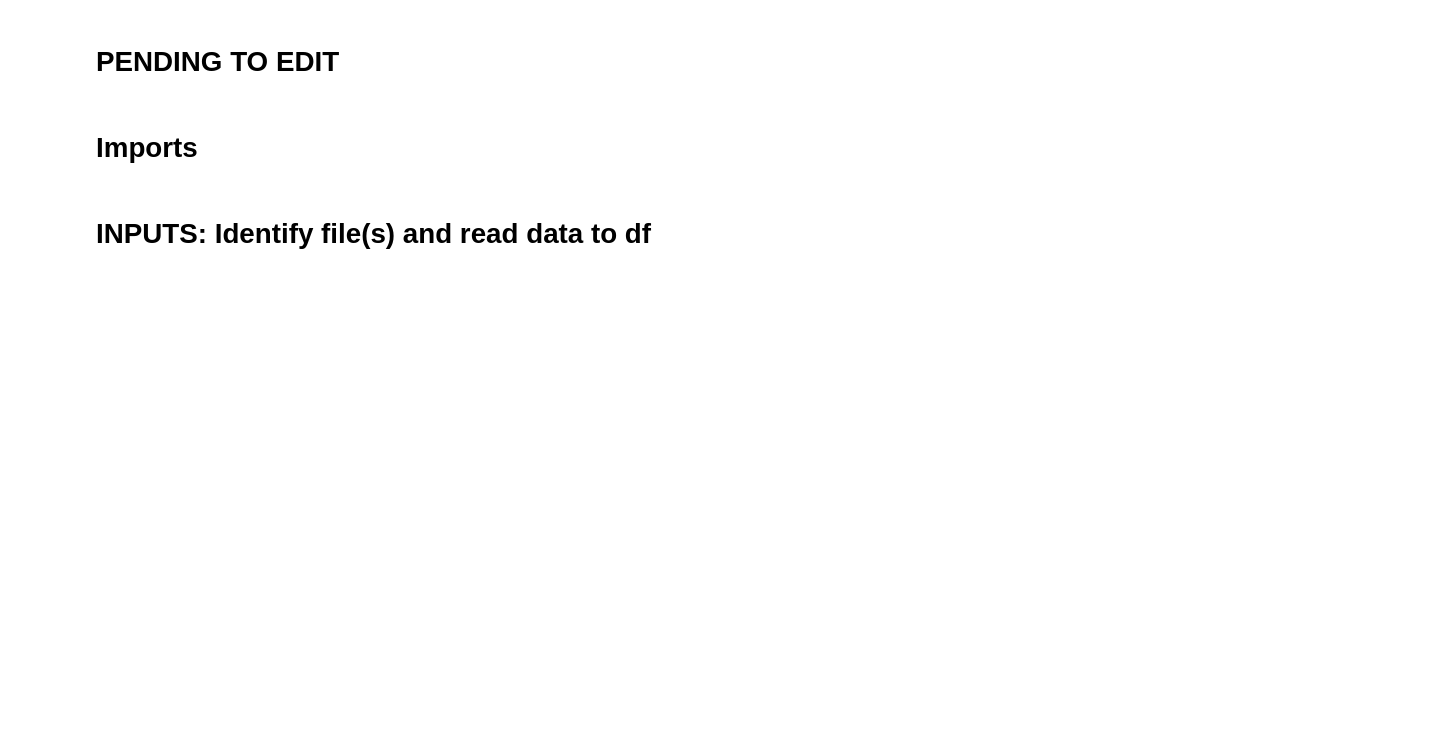
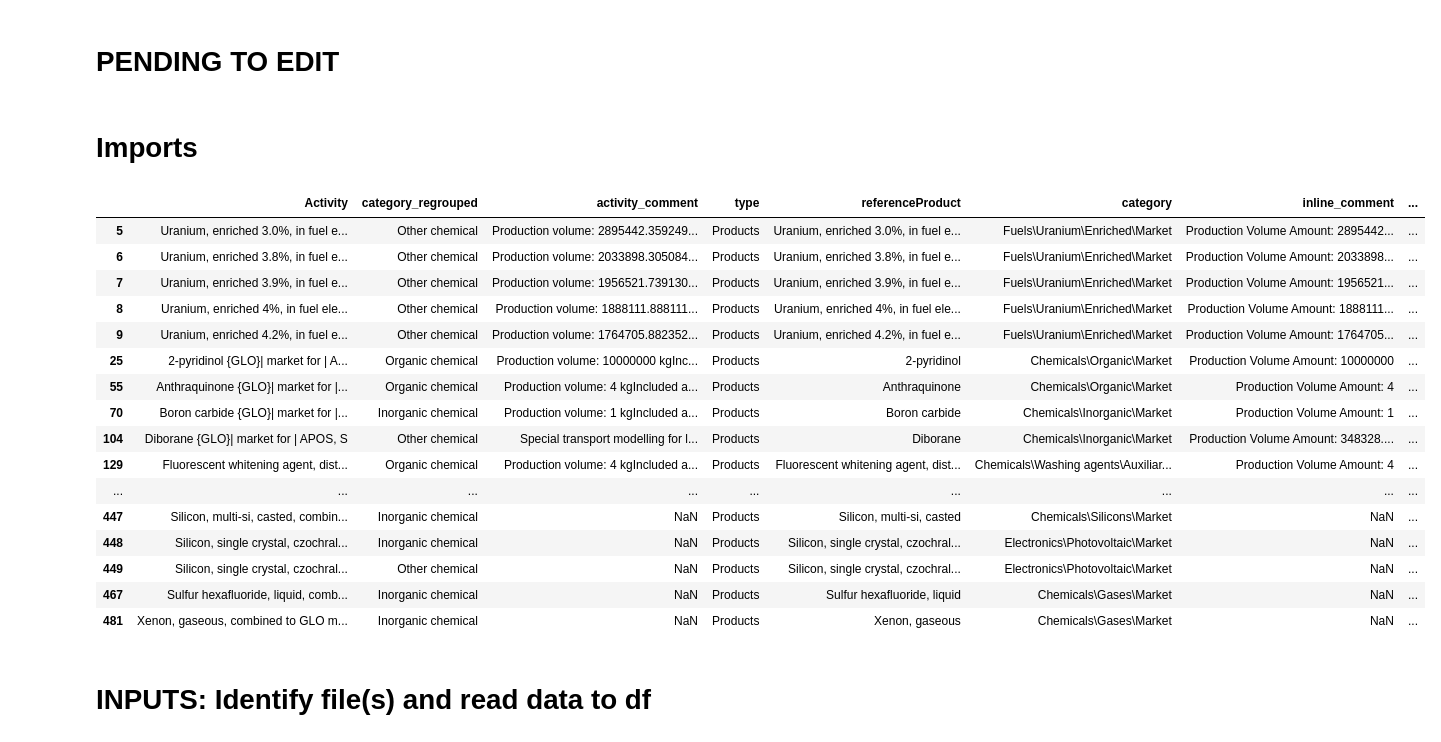
Before and after one commit to vtulus/aesa-ecoinvent-chemicals, a Jupyter notebook: notebooks/0.70-vt-outliers.ipynb, the cells around one changed output. Cells and saved outputs as stored; diff of their text form; code cells hidden in the pictures; blank space fills up the shorter version.

```diff
--- a/notebooks/0.70-vt-outliers.ipynb
+++ b/notebooks/0.70-vt-outliers.ipynb
@@ -35,6 +35,28 @@ from src.utils import set_outputs_dir
 from src.utils import write_pandas_to_excel as w_excel
 
 %run init_nb.ipynb
+# %%
+o = OutlierDetector(df_base_full_wCAS)
+a, _ = o.tukey_method(METHODS[0])
+df_base_full_wCAS.loc[a]
+# %% [output]
+|  | Activity | category_regrouped | activity_comment | type | referenceProduct | category | inline_comment | ... |
+| 5 | Uranium, enriched 3.0%, in fuel e... | Other chemical | Production volume: 2895442.359249... | Products | Uranium, enriched 3.0%, in fuel e... | Fuels\Uranium\Enriched\Market | Production Volume Amount: 2895442... | ... |
+| 6 | Uranium, enriched 3.8%, in fuel e... | Other chemical | Production volume: 2033898.305084... | Products | Uranium, enriched 3.8%, in fuel e... | Fuels\Uranium\Enriched\Market | Production Volume Amount: 2033898... | ... |
+| 7 | Uranium, enriched 3.9%, in fuel e... | Other chemical | Production volume: 1956521.739130... | Products | Uranium, enriched 3.9%, in fuel e... | Fuels\Uranium\Enriched\Market | Production Volume Amount: 1956521... | ... |
+| 8 | Uranium, enriched 4%, in fuel ele... | Other chemical | Production volume: 1888111.888111... | Products | Uranium, enriched 4%, in fuel ele... | Fuels\Uranium\Enriched\Market | Production Volume Amount: 1888111... | ... |
+| 9 | Uranium, enriched 4.2%, in fuel e... | Other chemical | Production volume: 1764705.882352... | Products | Uranium, enriched 4.2%, in fuel e... | Fuels\Uranium\Enriched\Market | Production Volume Amount: 1764705... | ... |
+| 25 | 2-pyridinol {GLO}| market for | A... | Organic chemical | Production volume: 10000000 kgInc... | Products | 2-pyridinol | Chemicals\Organic\Market | Production Volume Amount: 10000000 | ... |
+| 55 | Anthraquinone {GLO}| market for |... | Organic chemical | Production volume: 4 kgIncluded a... | Products | Anthraquinone | Chemicals\Organic\Market | Production Volume Amount: 4 | ... |
+| 70 | Boron carbide {GLO}| market for |... | Inorganic chemical | Production volume: 1 kgIncluded a... | Products | Boron carbide | Chemicals\Inorganic\Market | Production Volume Amount: 1 | ... |
+| 104 | Diborane {GLO}| market for | APOS, S | Other chemical | Special transport modelling for l... | Products | Diborane | Chemicals\Inorganic\Market | Production Volume Amount: 348328.... | ... |
+| 129 | Fluorescent whitening agent, dist... | Organic chemical | Production volume: 4 kgIncluded a... | Products | Fluorescent whitening agent, dist... | Chemicals\Washing agents\Auxiliar... | Production Volume Amount: 4 | ... |
+| ... | ... | ... | ... | ... | ... | ... | ... | ... |
+| 447 | Silicon, multi-si, casted, combin... | Inorganic chemical | NaN | Products | Silicon, multi-si, casted | Chemicals\Silicons\Market | NaN | ... |
+| 448 | Silicon, single crystal, czochral... | Inorganic chemical | NaN | Products | Silicon, single crystal, czochral... | Electronics\Photovoltaic\Market | NaN | ... |
+| 449 | Silicon, single crystal, czochral... | Other chemical | NaN | Products | Silicon, single crystal, czochral... | Electronics\Photovoltaic\Market | NaN | ... |
+| 467 | Sulfur hexafluoride, liquid, comb... | Inorganic chemical | NaN | Products | Sulfur hexafluoride, liquid | Chemicals\Gases\Market | NaN | ... |
+| 481 | Xenon, gaseous, combined to GLO m... | Inorganic chemical | NaN | Products | Xenon, gaseous | Chemicals\Gases\Market | NaN | ... |
 # %% [markdown]
 # INPUTS: Identify file(s) and read data to df
 # %%
```
Also changed, not shown: parts of 3 cells of this notebook, 1 other file.
